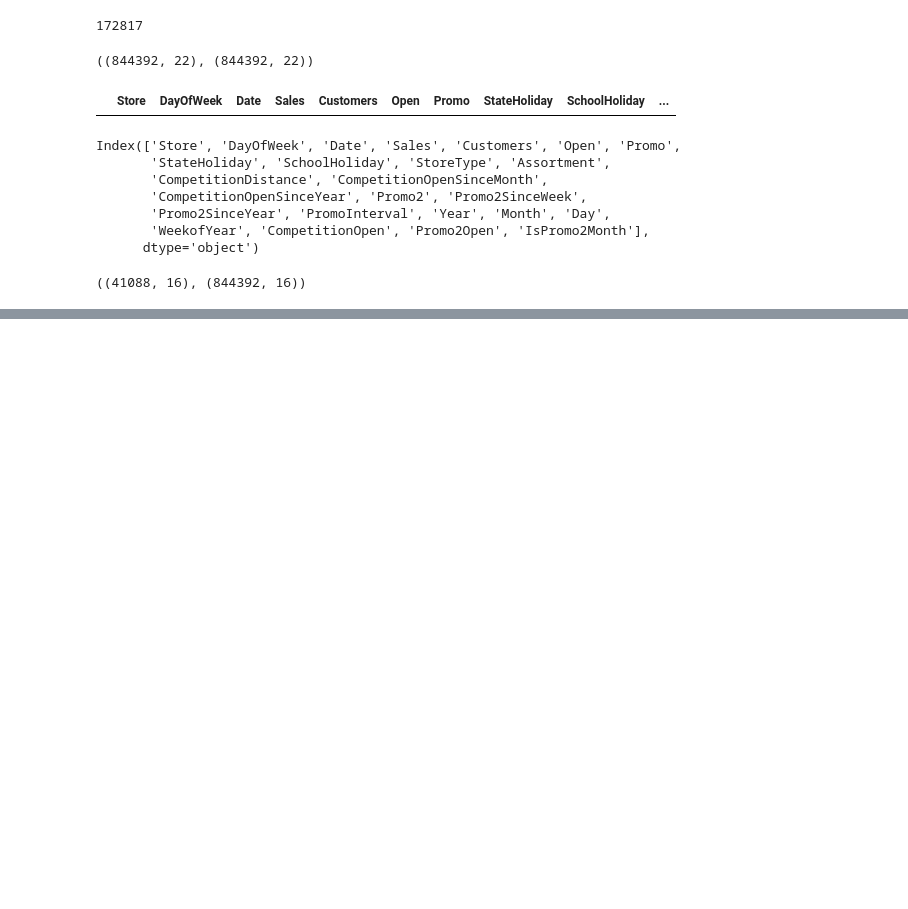
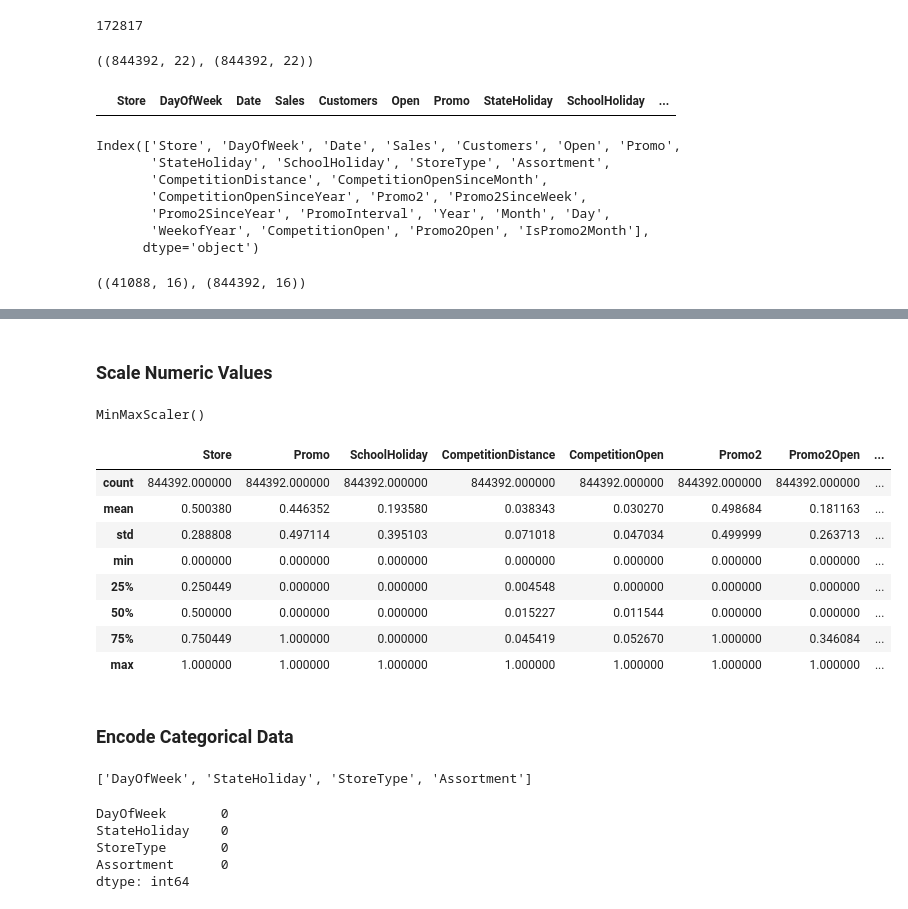
Before and after one commit to Neelam-Singhal/GradientBoostingModels, a Jupyter notebook: gbm.ipynb, the cells around one changed output, grey strips where cells are left out. Cells and saved outputs as stored; diff of their text form; code cells hidden in the pictures; blank space fills up the shorter version.

```diff
--- a/gbm.ipynb
+++ b/gbm.ipynb
@@ -275,0 +297,3 @@ categorical_cols = ['DayOfWeek', 'StateHoliday', 'StoreType', 'Assortment']
+# %%
+max_distance_competition = inputs.CompetitionDistance.max()
+max_distance_competition
@@ -275,0 +302,3 @@ categorical_cols = ['DayOfWeek', 'StateHoliday', 'StoreType', 'Assortment']
+# %%
+inputs.CompetitionDistance.fillna(max_distance_competition*2, inplace=True)
+test_inputs.CompetitionDistance.fillna(max_distance_competition*2, inplace=True)
@@ -275,0 +321,2 @@ categorical_cols = ['DayOfWeek', 'StateHoliday', 'StoreType', 'Assortment']
+# %% [markdown]
+### Scale Numeric Values
@@ -275,0 +325,21 @@ categorical_cols = ['DayOfWeek', 'StateHoliday', 'StoreType', 'Assortment']
+# %%
+scalar = MinMaxScaler()
+scalar.fit(inputs[numeric_cols])
+# %% [output]
+MinMaxScaler()
+# %%
+inputs[numeric_cols] = scalar.transform(inputs[numeric_cols])
+# %%
+inputs[numeric_cols].describe()
+# %% [output]
+|  | Store | Promo | SchoolHoliday | CompetitionDistance | CompetitionOpen | Promo2 | Promo2Open | ... |
+| count | 844392.000000 | 844392.000000 | 844392.000000 | 844392.000000 | 844392.000000 | 844392.000000 | 844392.000000 | ... |
+| mean | 0.500380 | 0.446352 | 0.193580 | 0.038343 | 0.030270 | 0.498684 | 0.181163 | ... |
+| std | 0.288808 | 0.497114 | 0.395103 | 0.071018 | 0.047034 | 0.499999 | 0.263713 | ... |
+| min | 0.000000 | 0.000000 | 0.000000 | 0.000000 | 0.000000 | 0.000000 | 0.000000 | ... |
+| 25% | 0.250449 | 0.000000 | 0.000000 | 0.004548 | 0.000000 | 0.000000 | 0.000000 | ... |
+| 50% | 0.500000 | 0.000000 | 0.000000 | 0.015227 | 0.011544 | 0.000000 | 0.000000 | ... |
+| 75% | 0.750449 | 1.000000 | 0.000000 | 0.045419 | 0.052670 | 1.000000 | 0.346084 | ... |
+| max | 1.000000 | 1.000000 | 1.000000 | 1.000000 | 1.000000 | 1.000000 | 1.000000 | ... |
+# %% [markdown]
+### Encode Categorical Data
@@ -275,0 +348,12 @@ categorical_cols = ['DayOfWeek', 'StateHoliday', 'StoreType', 'Assortment']
+# %%
+categorical_cols
+# %% [output]
+['DayOfWeek', 'StateHoliday', 'StoreType', 'Assortment']
+# %%
+merged_train_data[categorical_cols].isna().sum()
+# %% [output]
+DayOfWeek       0
+StateHoliday    0
+StoreType       0
+Assortment      0
+dtype: int64
```
Also changed, not shown: parts of 10 cells of this notebook.
